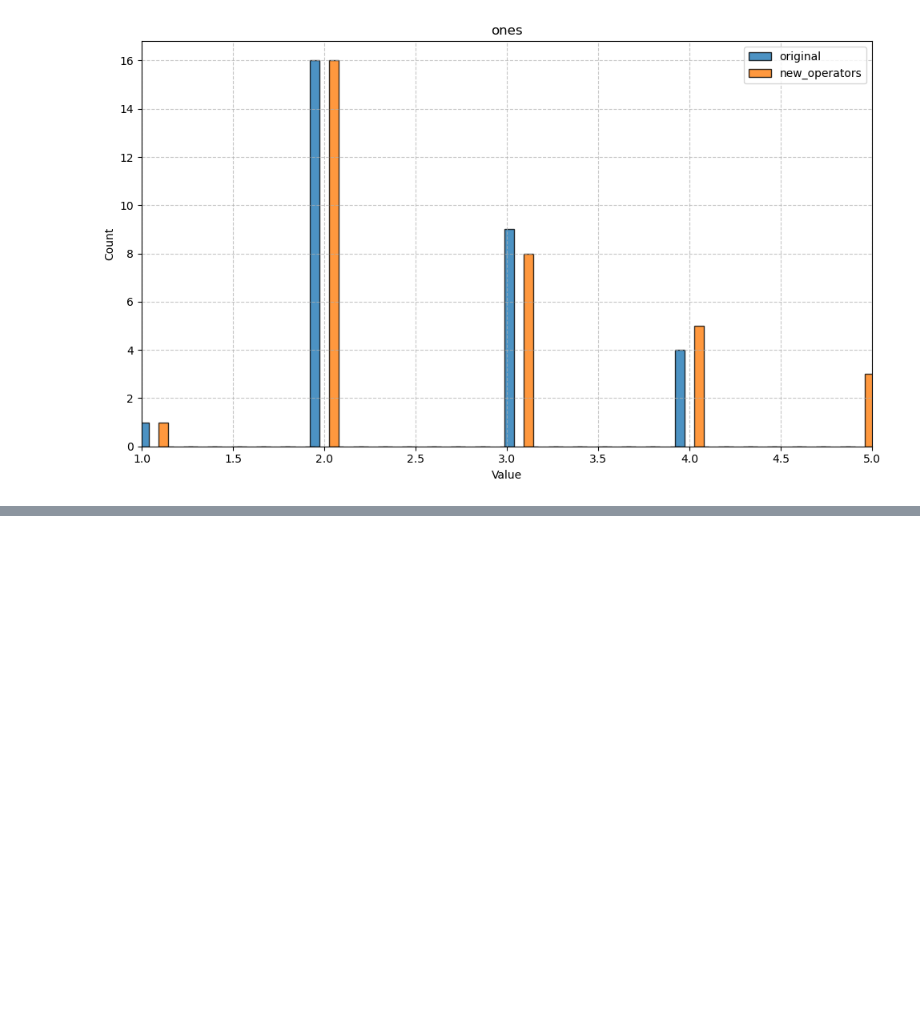
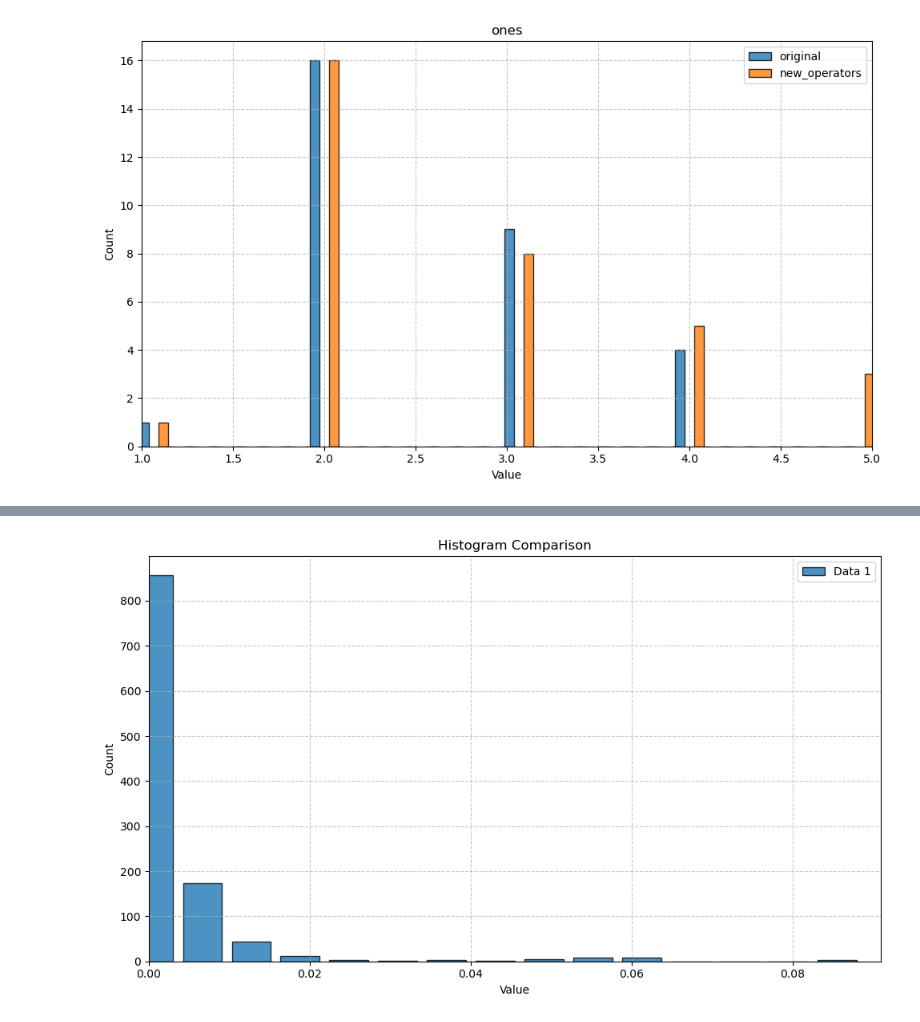
Before and after one commit to Giancarlo-Catalano/PSSearch, a Jupyter notebook: Gian_experimental/process_data.ipynb, the cells around one changed output, grey strips where cells are left out. Saved outputs shown, nothing was run; the diff lists cells and outputs as text; code cells hidden in the pictures; blank space fills up the shorter version.

```diff
--- a/Gian_experimental/process_data.ipynb
+++ b/Gian_experimental/process_data.ipynb
@@ -194,0 +214,4 @@ for property_name in ["sample_sizes_test", "consistencies_test", "ones"]:
+# %%
+compare_distributions_histogram([-np.array(aggregated["with_new_atomicity_and_sampler_and_crossover"]["sample_sizes_test"])/13000], bin_count=15)
+# %% [output]
+[figure, added]
```
Also changed, not shown: parts of 6 cells of this notebook, 4 other files.
